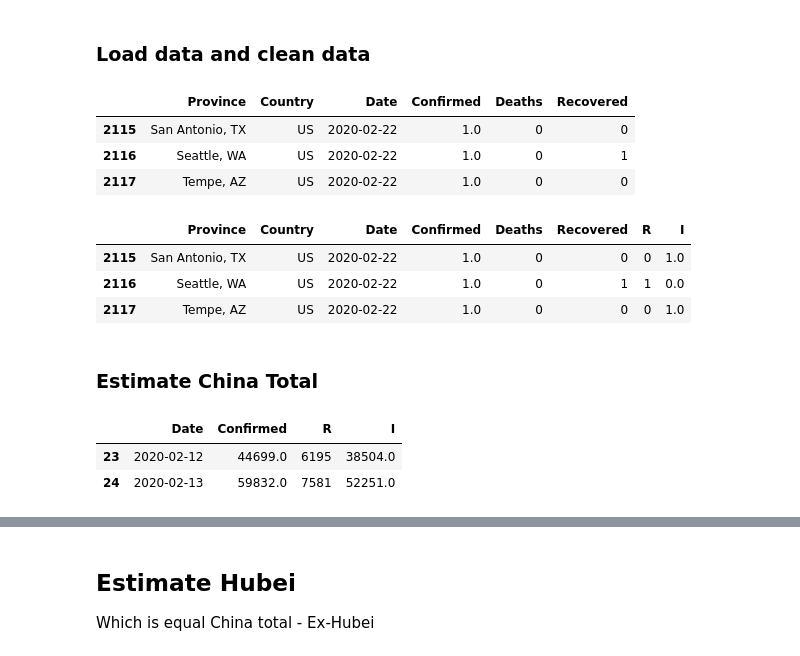
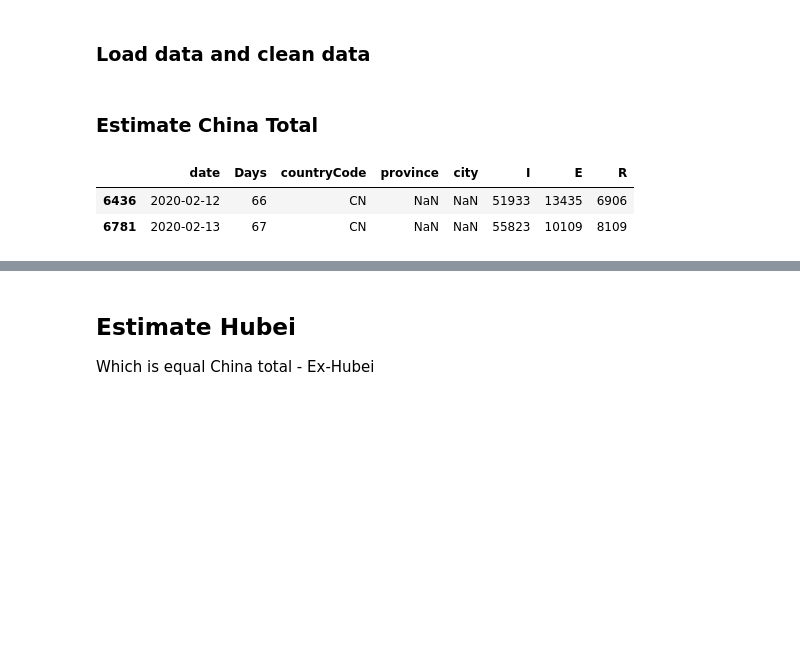
Before and after one commit to docligot/CoronaTracker-simulteModel, a Jupyter notebook: mcmc_SEIR/Forecast_by_MCMC_SEIR.ipynb, the cells around one changed output, grey strips where cells are left out. Saved outputs shown, nothing was run; the diff lists cells and outputs as text; code cells hidden in the pictures; blank space fills up the shorter version.

```diff
--- a/mcmc_SEIR/Forecast_by_MCMC_SEIR.ipynb
+++ b/mcmc_SEIR/Forecast_by_MCMC_SEIR.ipynb
@@ -38,62 +38,31 @@ Hubei_population = 58500000
 ### Load data and clean data
 # %%
 ## Load data
-df = pd.read_csv("../data/daily_time_series_data_JHU.csv")
-"""
-Data Cleaning
-"""
-df['Date'] = pd.to_datetime(df['Date'], format='%d/%m/%y')
-
-
-## Load DXY data which contains Suspected cases
-dxy = pd.read_csv("../data/DXYArea.csv")
+df = pd.read_csv("../data/DXYArea.csv")
 
 """
 Data Cleaning
 """
-dxy['date'] = pd.to_datetime(dxy['date'])
-dxy = dxy[dxy['date'] > datetime.datetime(2019, 12, 7)]  # first day is 2019-12-08
-dxy = dxy[dxy['date'] != dxy['date'].max()] # remove todays' records (since it can be incompleted)
-dxy = dxy[dxy['date'] <= datetime.datetime(2020, 2, 22)]  # until 2020-02-22
-
-df.tail(3) # check new
+df['date'] = pd.to_datetime(df['date'])
+df = df[df['date'] > datetime.datetime(2019, 12, 7)]  # first day is 2019-12-08
+df = df[df['date'] != df['date'].max()] # remove todays' records (since it can be incompleted)
+df = df[df['date'] <= datetime.datetime(2020, 2, 22)]  # until 2020-02-22
-# %% [output]
-|  | Province | Country | Date | Confirmed | Deaths | Recovered |
-| 2115 | San Antonio, TX | US | 2020-02-22 | 1.0 | 0 | 0 |
-| 2116 | Seattle, WA | US | 2020-02-22 | 1.0 | 0 | 1 |
-| 2117 | Tempe, AZ | US | 2020-02-22 | 1.0 | 0 | 0 |
 # %%
 ## Dataset preperation
-df['R'] = df['Recovered'] + df['Deaths']
-df['I'] = df['Confirmed'] - df['R']
-SIR_data = df
-
-## Dataset preperation
-dxy['R'] = dxy['cured'] + dxy['dead']
-SEIR_dxy = dxy[['date', 'Days', 'countryCode','province', 'city', 'net_confirmed', 'suspected', 'R',
+df['R'] = df['cured'] + df['dead']
+SIR_data = df[['date', 'Days', 'countryCode','province', 'city', 'net_confirmed', 'suspected', 'R',
               ]].rename(columns={"net_confirmed": "I", "suspected": "E"})
-
-SIR_data.tail(3)
+#SIR_data.tail(3)
-# %% [output]
-|  | Province | Country | Date | Confirmed | Deaths | Recovered | R | I |
-| 2115 | San Antonio, TX | US | 2020-02-22 | 1.0 | 0 | 0 | 0 | 1.0 |
-| 2116 | Seattle, WA | US | 2020-02-22 | 1.0 | 0 | 1 | 1 | 0.0 |
-| 2117 | Tempe, AZ | US | 2020-02-22 | 1.0 | 0 | 0 | 0 | 1.0 |
 # %% [markdown]
 ### Estimate China Total
 # %%
 # China total
 
 # Use data before 2020-02-14 for train model
-China_df = SIR_data[SIR_data['Date'] < datetime.datetime(2020, 2, 14)]
-China_total = China_df[China_df['Country']=='China'].groupby('Date').agg({'Confirmed':'sum','R':'sum','I':'sum'}).reset_index()
-
-# Use data before 2020-02-14 for train model
-China_dxy = SEIR_dxy[SEIR_dxy['date'] < datetime.datetime(2020, 2, 14)]
-China_total_dxy = get_China_total(China_dxy)
-
+China_df = SIR_data[SIR_data['date'] < datetime.datetime(2020, 2, 14)]
+China_total = get_China_total(China_df)
 China_total.tail(2)
 # %% [output]
-|  | Date | Confirmed | R | I |
-| 23 | 2020-02-12 | 44699.0 | 6195 | 38504.0 |
-| 24 | 2020-02-13 | 59832.0 | 7581 | 52251.0 |
+|  | date | Days | countryCode | province | city | I | E | R |
+| 6436 | 2020-02-12 | 66 | CN | NaN | NaN | 51933 | 13435 | 6906 |
+| 6781 | 2020-02-13 | 67 | CN | NaN | NaN | 55823 | 10109 | 8109 |
```
Also changed, not shown: parts of 18 cells of this notebook, 3 other files.
